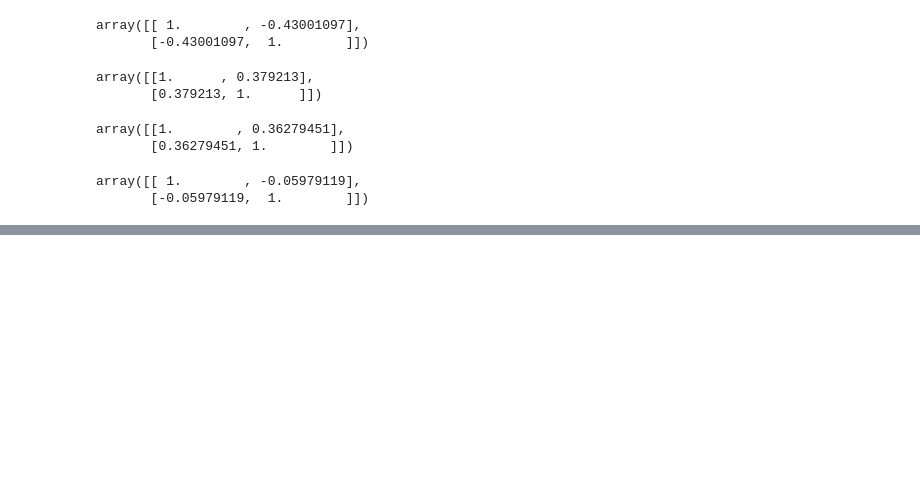
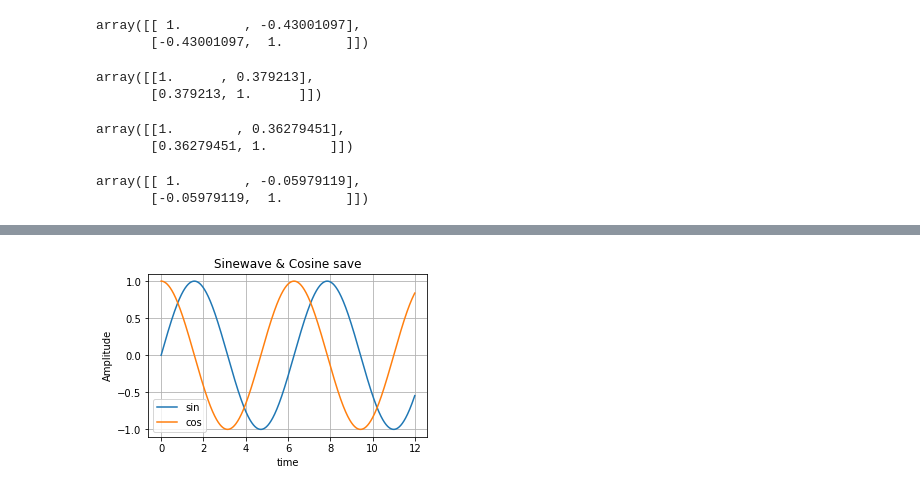
Before and after one commit to totoro2048/ksa_python_datascience, a Jupyter notebook: DataScience/source_code/[Day 1-2] 서울시 CCTV 현황 분석.ipynb, the cells around one changed output, grey strips where cells are left out. Cells and saved outputs as stored; diff of their text form; code cells hidden in the pictures; blank space fills up the shorter version.

```diff
--- a/DataScience/source_code/[Day 1-2] 서울시 CCTV 현황 분석.ipynb
+++ b/DataScience/source_code/[Day 1-2] 서울시 CCTV 현황 분석.ipynb
@@ -289,0 +316,13 @@ data_result.to_csv('../data/01. cctv_population_result',
+# %%
+## 그래프 2개
+plt.figure(figsize=(5,3))
+plt.plot(t, np.sin(t), label='sin')
+plt.plot(t, np.cos(t), label='cos')
+plt.grid()
+plt.legend()
+plt.xlabel('time')
+plt.ylabel('Amplitude')
+plt.title('Sinewave & Cosine save')
+plt.show()
+# %% [output]
+[figure, added]
```
Also changed, not shown: parts of 19 cells of this notebook.
